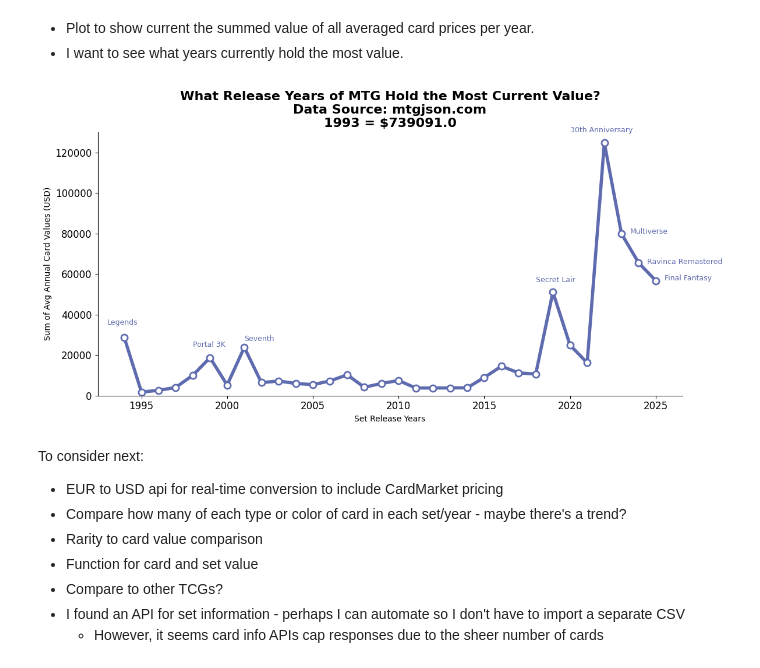
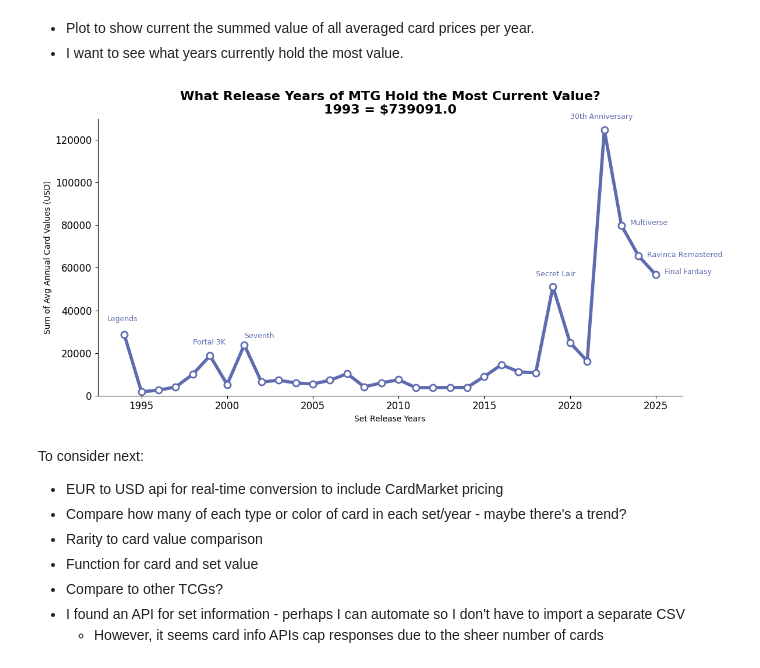
Before and after one commit to CurtisSchneider1/ccgPriceAnalysis, a Jupyter notebook: notebooks/analysisMagic.ipynb, the cells around one changed output. Drawn from its saved outputs; the diff is of its cells as text; code cells hidden in the pictures.

```diff
--- a/notebooks/analysisMagic.ipynb
+++ b/notebooks/analysisMagic.ipynb
@@ -653,7 +646,7 @@ plt.xlabel("Set Release Years")
 plt.ylabel("Sum of Avg Annual Card Values (USD)")
 
 value_1993 = df3.loc[df3["releaseYear"] == 1993, "avgPrice"].sum().round()
-plt.title(f"What Release Years of MTG Hold the Most Current Value?\nData Source: mtgjson.com\n1993 = ${value_1993}", fontsize=16, fontweight="bold", color="black")
+plt.title(f"What Release Years of MTG Hold the Most Current Value?\n1993 = ${value_1993}", fontsize=16, fontweight="bold", color="black")
 
 ax = plt.gca()
 
@@ -709,34 +702,34 @@ ax.text(
 ax.text(
     2023+.5,
     80000,
     "Multiverse",
     color = "#5F6BAF",
     fontsize = 9
 )
 
 ax.text(
     2024+.5,
     65000,
     "Ravinca Remastered",
     color = "#5F6BAF",
     fontsize = 9
 )
 
 ax.text(
     2025+.5,
     57000,
     "Final Fantasy",
     color = "#5F6BAF",
     fontsize = 9
 )
 
 plt.xticks(fontsize=12)
 plt.yticks(fontsize=12)
 
 plt.tight_layout()
 plt.show()
 # %% [output]
-[figure, old version]
+[figure, new version]
 # %% [markdown]
 To consider next:
 * EUR to USD api for real-time conversion to include CardMarket pricing
```
Also changed, not shown: parts of 1 cell of this notebook, 7 other files.
